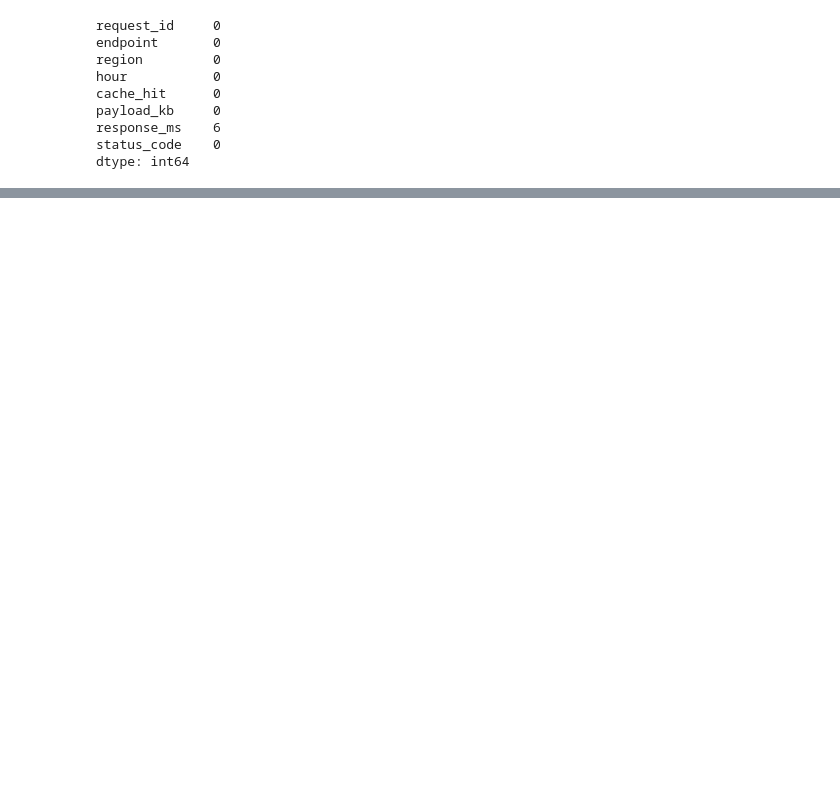
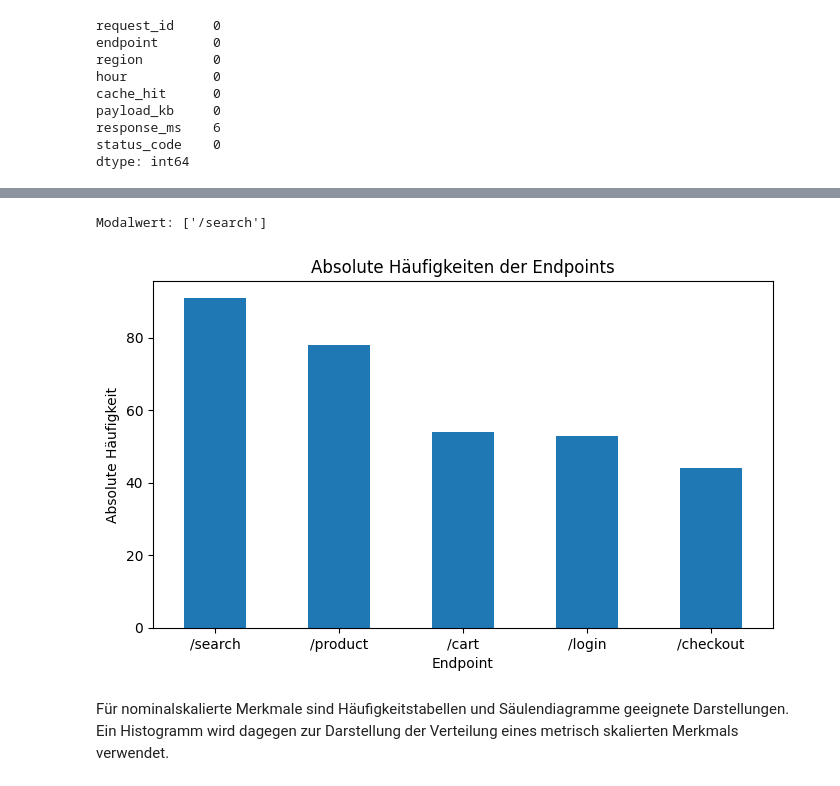
Before and after one commit to ett83/pystat, a Jupyter notebook: Statistik_mit_Python_Dozent.ipynb, the cells around one changed output, grey strips where cells are left out. Saved outputs shown, nothing was run; the diff lists cells and outputs as text; code cells hidden in the pictures; blank space fills up the shorter version.

```diff
--- a/Statistik_mit_Python_Dozent.ipynb
+++ b/Statistik_mit_Python_Dozent.ipynb
@@ -566,0 +298,4 @@ Abschnitte **7 (Trendlinie)** und **8 (Stichproben-Simulation)** nur kurz zeigen
+# %%
+# Absolute Häufigkeiten
+endpoint_counts = df["endpoint"].value_counts()
+endpoint_counts
@@ -566,0 +322,15 @@ Abschnitte **7 (Trendlinie)** und **8 (Stichproben-Simulation)** nur kurz zeigen
+# %%
+print("Modalwert:", df["endpoint"].mode().tolist())
+# %% [output]
+Modalwert: ['/search']
+# %%
+endpoint_counts.plot(kind="bar")
+plt.title("Absolute Häufigkeiten der Endpoints")
+plt.xlabel("Endpoint")
+plt.ylabel("Absolute Häufigkeit")
+plt.xticks(rotation=0)
+plt.show()
+# %% [output]
+[figure, added]
+# %% [markdown]
+Für nominalskalierte Merkmale sind Häufigkeitstabellen und Säulendiagramme geeignete Darstellungen. Ein Histogramm wird dagegen zur Darstellung der Verteilung eines metrisch skalierten Merkmals verwendet.
```
Also changed, not shown: parts of 114 cells of this notebook, 3 other files.
